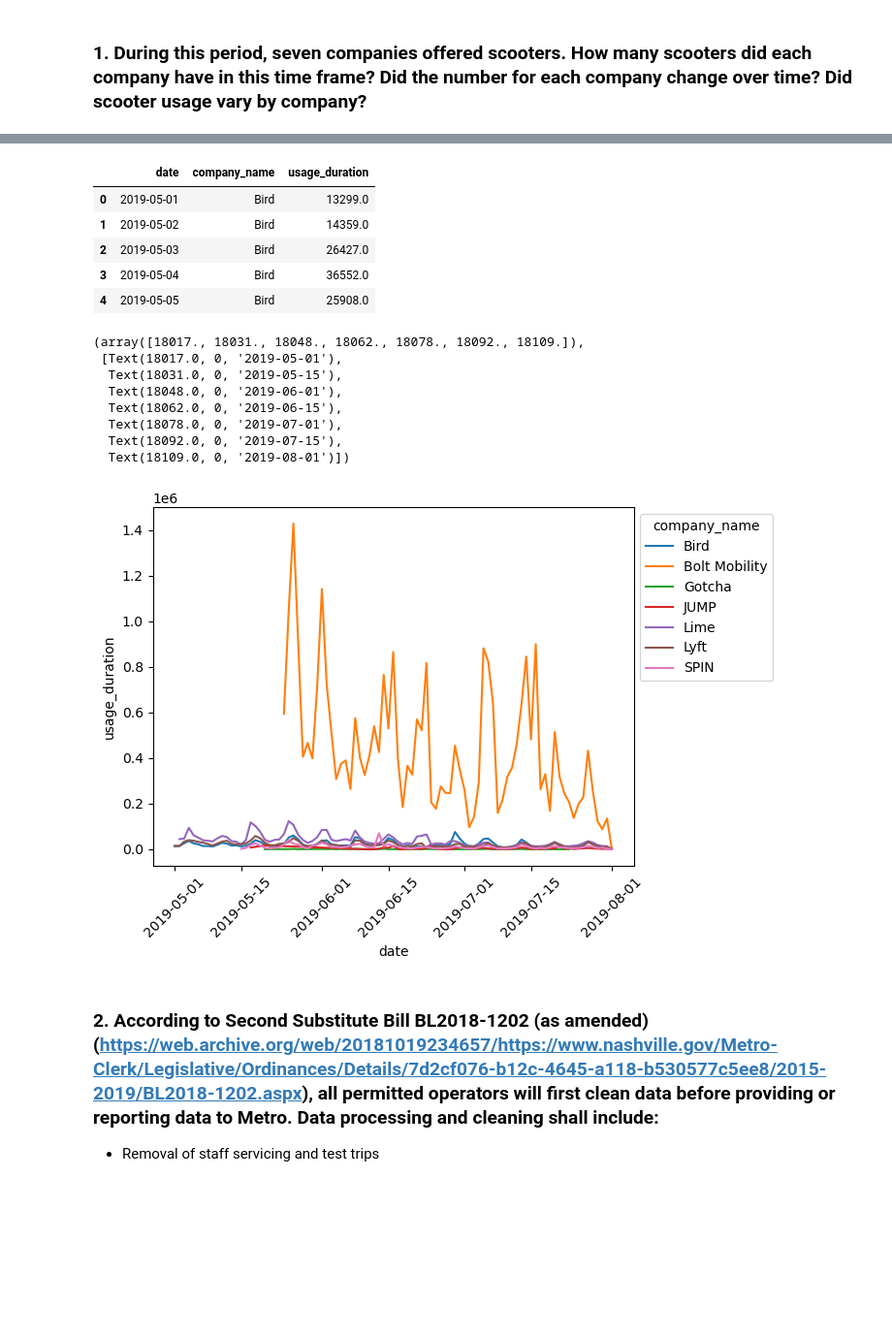
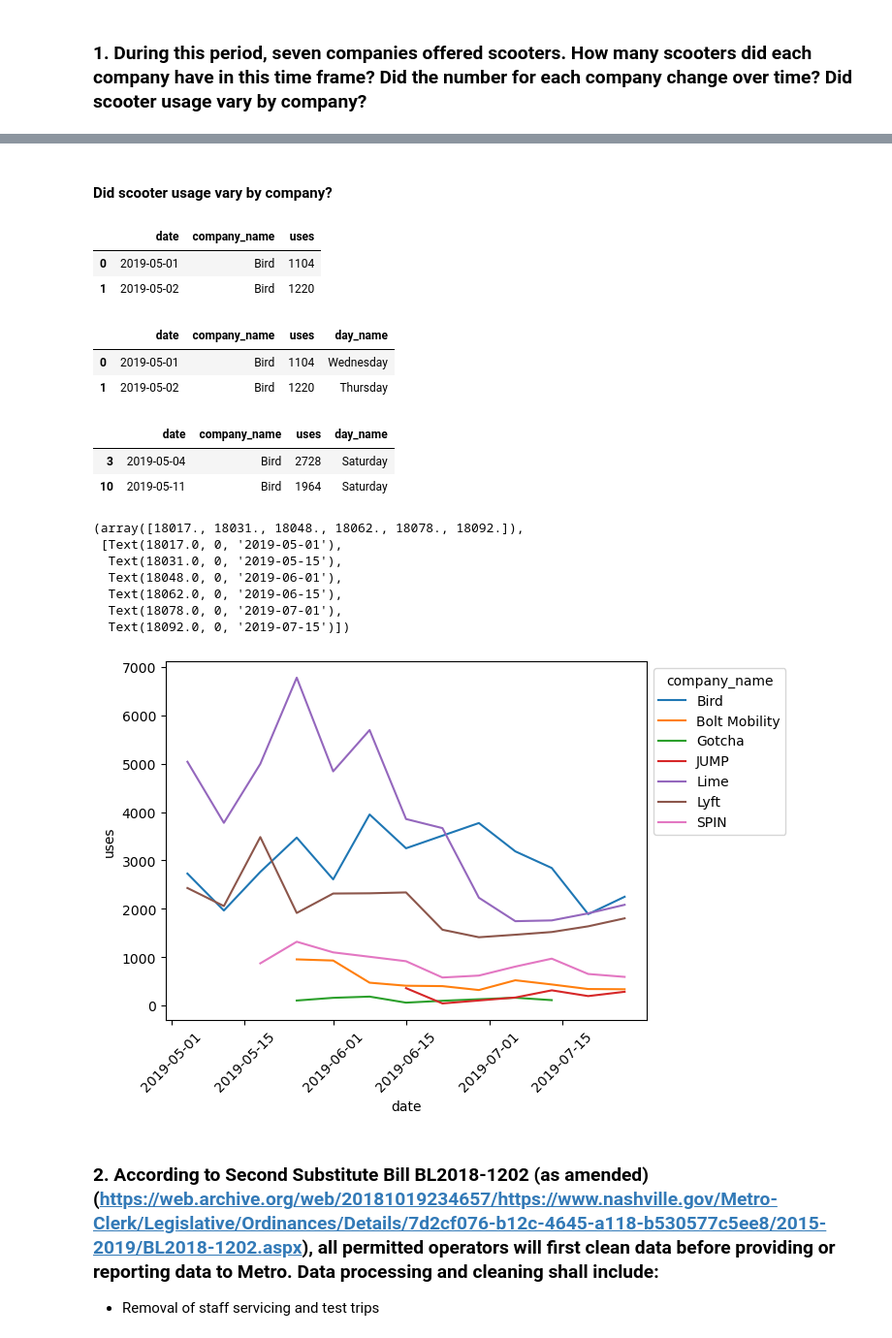
Before and after one commit to NSS-Data-Analytics-Cohort-11/scooters-no-pineapple, a Jupyter notebook: notebook/Scooter Book.ipynb, the cells around one changed output, grey strips where cells are left out. Shown: that part at 97% size. Saved outputs shown, nothing was run; the diff lists cells and outputs as text; code cells hidden in the pictures; blank space fills up the shorter version.

```diff
--- a/notebook/Scooter Book.ipynb
+++ b/notebook/Scooter Book.ipynb
@@ -113,38 +129,54 @@ plt.xticks(rotation=45)
 [figure]
+# %% [markdown]
+#### Did scooter usage vary by company?
 # %%
-query = '''
-SELECT
-	DATE(pubtimestamp) AS date,
-	companyname AS Company_Name,
-	SUM(tripduration) AS Usage_Duration
-FROM trips
-GROUP BY companyname, date
-'''
-with engine.connect() as connection:
-    scooter_usage = pd.read_sql(text(query), con = connection)
+# query = '''
+# SELECT
+# 	DATE(pubtimestamp) AS date,
+# 	companyname AS Company_Name,
+# 	COUNT(DISTINCT triprecordnum) AS Uses
+# FROM trips
+# GROUP BY companyname, date
+# '''
+# with engine.connect() as connection:
+#     scooter_usage = pd.read_sql(text(query), con = connection)
 
-scooter_usage.head()
+# scooter_usage.to_csv('../data/scooter_usage.csv', index=False)
-# %% [output]
-|  | date | company_name | usage_duration |
-| 0 | 2019-05-01 | Bird | 13299.0 |
-| 1 | 2019-05-02 | Bird | 14359.0 |
-| 2 | 2019-05-03 | Bird | 26427.0 |
-| 3 | 2019-05-04 | Bird | 36552.0 |
-| 4 | 2019-05-05 | Bird | 25908.0 |
+# %%
+scooter_usage = pd.read_csv('../data/scooter_usage.csv')
+scooter_usage['date'] = pd.to_datetime(scooter_usage['date'])
+scooter_usage.head(2)
+# %% [output]
+|  | date | company_name | uses |
+| 0 | 2019-05-01 | Bird | 1104 |
+| 1 | 2019-05-02 | Bird | 1220 |
+# %%
+scooter_usage['day_name'] = scooter_usage['date'].dt.day_name()
+scooter_usage.head(2)
+# %% [output]
+|  | date | company_name | uses | day_name |
+| 0 | 2019-05-01 | Bird | 1104 | Wednesday |
+| 1 | 2019-05-02 | Bird | 1220 | Thursday |
+# %%
+scooter_usage_sat = scooter_usage[scooter_usage['day_name'] == 'Saturday']
+scooter_usage_sat.head(2)
+# %% [output]
+|  | date | company_name | uses | day_name |
+| 3 | 2019-05-04 | Bird | 2728 | Saturday |
+| 10 | 2019-05-11 | Bird | 1964 | Saturday |
 # %%
-su = sns.lineplot(data=scooter_usage, x='date', y='usage_duration', hue='company_name')
+su = sns.lineplot(data=scooter_usage_sat, x='date', y='uses', hue='company_name')
 sns.move_legend(su, "upper left", bbox_to_anchor=(1, 1))
 plt.xticks(rotation=45)
 # %% [output]
-(array([18017., 18031., 18048., 18062., 18078., 18092., 18109.]),
+(array([18017., 18031., 18048., 18062., 18078., 18092.]),
  [Text(18017.0, 0, '2019-05-01'),
   Text(18031.0, 0, '2019-05-15'),
   Text(18048.0, 0, '2019-06-01'),
   Text(18062.0, 0, '2019-06-15'),
   Text(18078.0, 0, '2019-07-01'),
-  Text(18092.0, 0, '2019-07-15'),
-  Text(18109.0, 0, '2019-08-01')])
+  Text(18092.0, 0, '2019-07-15')])
-[figure, old version]
+[figure, new version]
 # %% [markdown]
 ### 2. According to Second Substitute Bill BL2018-1202 (as amended) (https://web.archive.org/web/20181019234657/https://www.nashville.gov/Metro-Clerk/Legislative/Ordinances/Details/7d2cf076-b12c-4645-a118-b530577c5ee8/2015-2019/BL2018-1202.aspx), all permitted operators will first clean data before providing or reporting data to Metro. Data processing and cleaning shall include:
 * Removal of staff servicing and test trips
```
Also changed, not shown: parts of 19 cells of this notebook, 1 other file.
